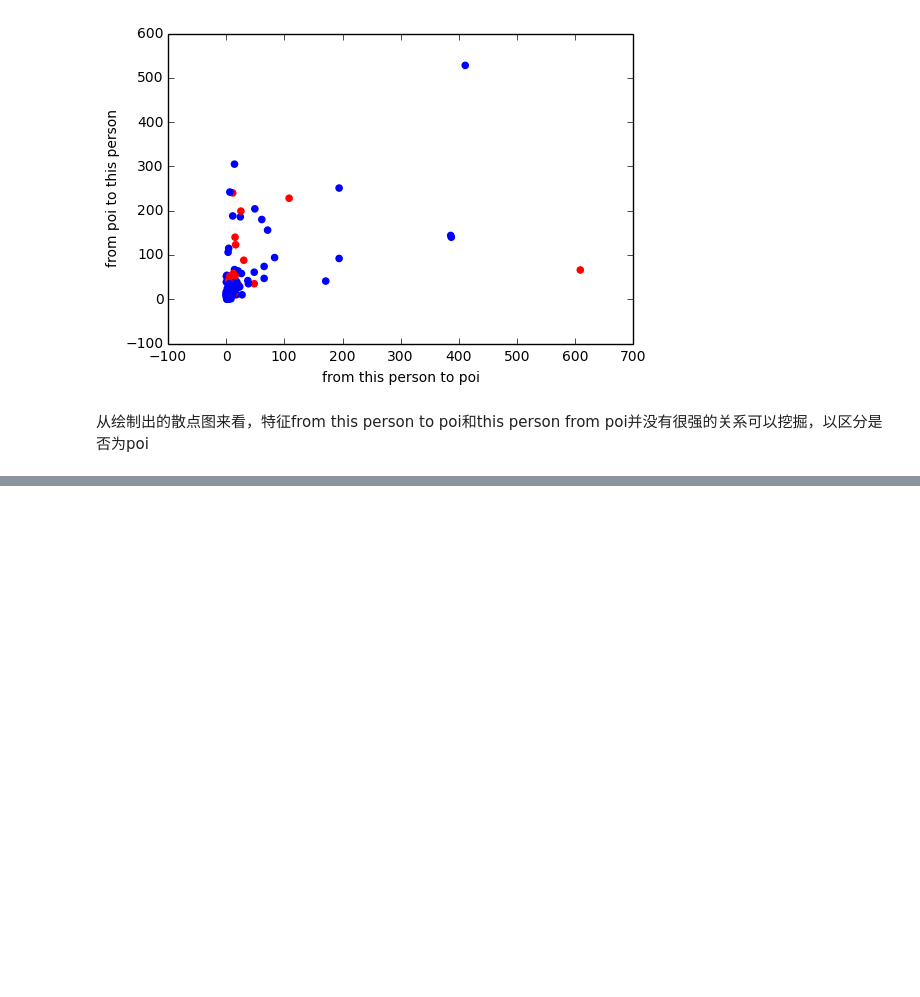
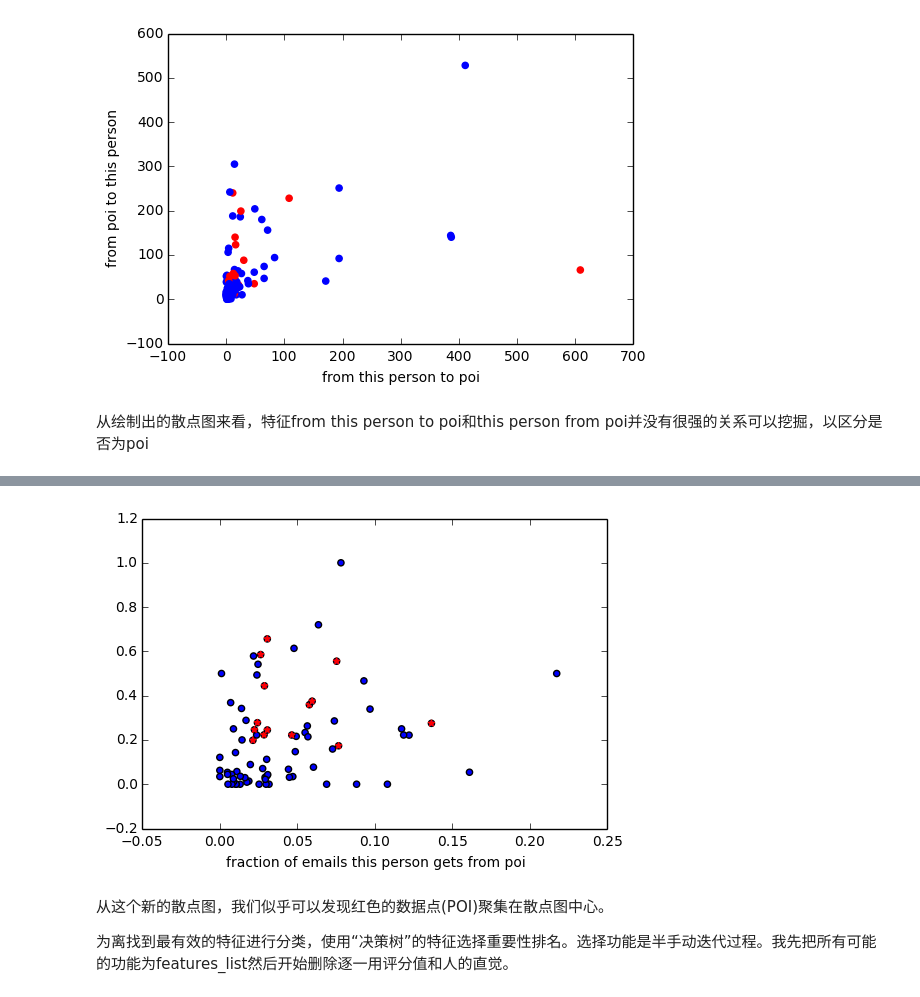
Before and after one commit to datamaning/machine_mini_projects, a Jupyter notebook: final_project/Untitled.ipynb, the cells around one changed output, grey strips where cells are left out. Saved outputs shown, nothing was run; the diff lists cells and outputs as text; code cells hidden in the pictures; blank space fills up the shorter version.

Commit message:
enron data continue

```diff
--- a/final_project/Untitled.ipynb
+++ b/final_project/Untitled.ipynb
@@ -123,4 +123,5 @@ def dict_to_list(key,normalizer):
     return new_list
 
 ### create two lists of new features
-fraction_from_poi_email=dict_to_list("from")
+fraction_from_poi_email=dict_to_list("from_poi_to_this_person","to_messages")
+fraction_to_poi_email=dict_to_list("from_this_person_to_poi","from_messages")
@@ -128,0 +128,29 @@ IndentationError: expected an indented block (<ipython-input-20-846c4b963cc2>, l
+# %%
+### insert new features into data_dict
+count= 0
+for i in data_dict:
+    data_dict[i]['fraction_from_poi_email']=fraction_from_poi_email[count]
+    data_dict[i]['fraction_to_poi_email']=fraction_to_poi_email[count]
+    count+=1
+
+features_list=["poi",'fraction_from_poi_email','fraction_to_poi_email']
+my_dataset=data_dict
+### these two lines extract the features specified in features_list
+### and extract them from data_dict, returning a numpy array
+data = featureFormat(my_dataset, features_list)
+
+### plot new features
+for point in data:
+    from_poi = point[1]
+    to_poi = point[2]
+    plt.scatter( from_poi, to_poi )
+    if point[0] == 1:
+        plt.scatter(from_poi, to_poi, color="r", marker="*")
+plt.xlabel("fraction of emails this person gets from poi")
+plt.show()
+# %% [output]
+[figure, added]
+# %% [markdown]
+从这个新的散点图，我们似乎可以发现红色的数据点(POI)聚集在散点图中心。
+
+为离找到最有效的特征进行分类，使用“决策树”的特征选择重要性排名。选择功能是半手动迭代过程。我先把所有可能的功能为features_list然后开始删除逐一用评分值和人的直觉。
```
Also changed, not shown: parts of 2 cells of this notebook.
